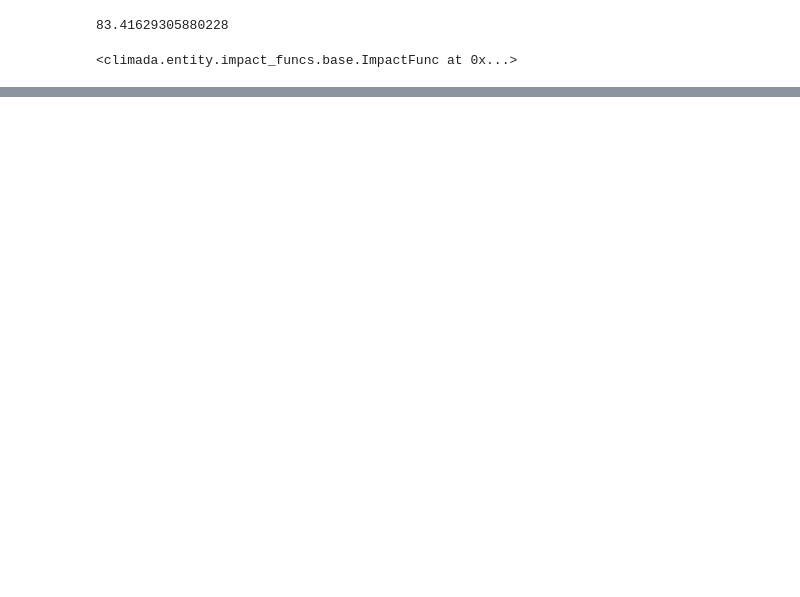
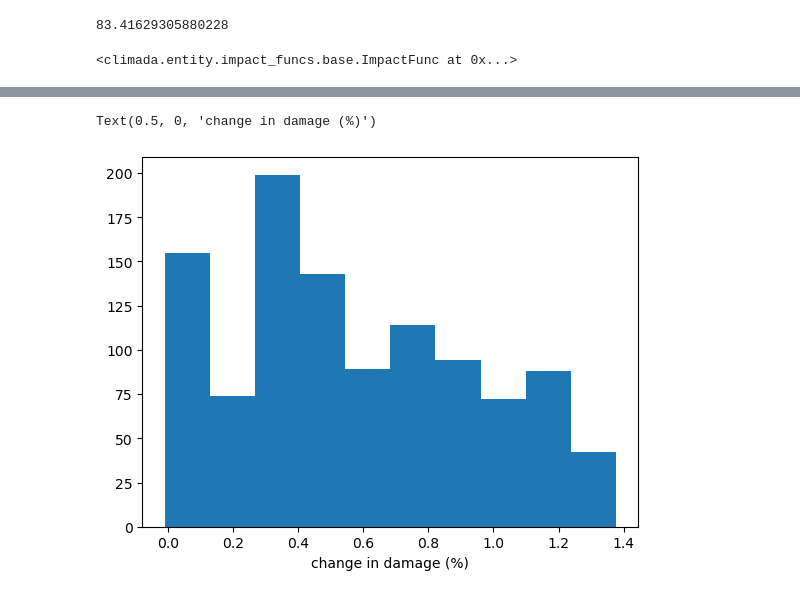
Before and after one commit to Evelyn-M/mozambique_healthcare, a Jupyter notebook: health_tc_cc.ipynb, the cells around one changed output, grey strips where cells are left out. Cells and saved outputs as stored; diff of their text form; code cells hidden in the pictures; blank space fills up the shorter version.

```diff
--- a/health_tc_cc.ipynb
+++ b/health_tc_cc.ipynb
@@ -115,0 +112,10 @@ change_imp.plot_scatter_eai_exposure(s=30, vmax=80,vmin=1)
+# %%
+change_exp = np.squeeze(np.asarray(change_imp.eai_exp))
+# %%
+import matplotlib.pyplot as plt
+fig, ax = plt.subplots()
+ax.hist(change_exp)
+ax.set_xlabel('change in damage (%)')
+# %% [output]
+Text(0.5, 0, 'change in damage (%)')
+[figure, added]
```
Also changed, not shown: parts of 18 cells of this notebook, 1 other file.
